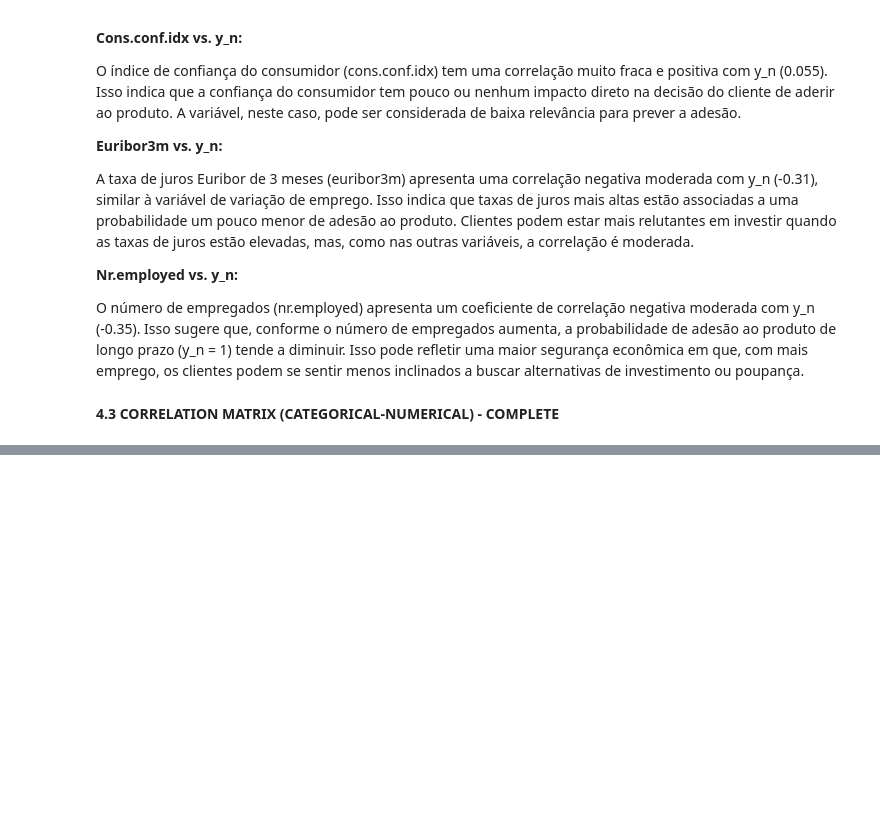
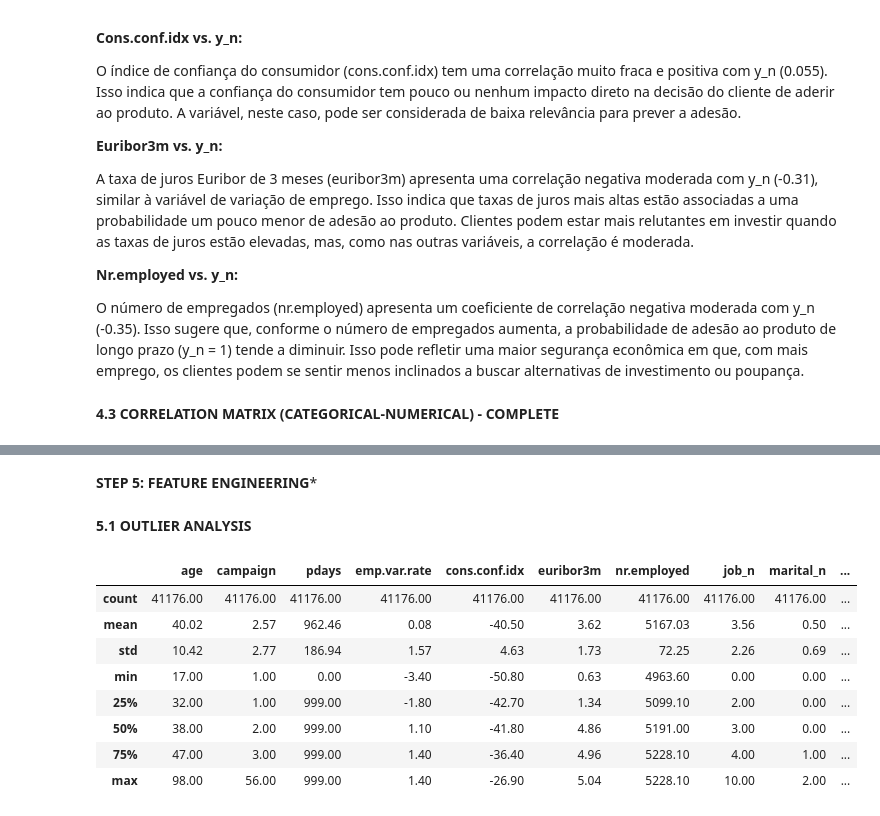
Before and after one commit to RitaViegas/Projetct-Logistic-Regression---Banking-Marketing-Campaign, a Jupyter notebook: src/explore.ipynb, the cells around one changed output, grey strips where cells are left out. Drawn from its saved outputs; the diff is of its cells as text; code cells hidden in the pictures; blank space fills up the shorter version.

```diff
--- a/src/explore.ipynb
+++ b/src/explore.ipynb
@@ -768,0 +774,17 @@ plt.show()
+# %% [markdown]
+**STEP 5: FEATURE ENGINEERING***
+# %% [markdown]
+**5.1 OUTLIER ANALYSIS**
+# %%
+df_stats = df_n.describe().round(2)
+df_stats
+# %% [output]
+|  | age | campaign | pdays | emp.var.rate | cons.conf.idx | euribor3m | nr.employed | job_n | marital_n | ... |
+| count | 41176.00 | 41176.00 | 41176.00 | 41176.00 | 41176.00 | 41176.00 | 41176.00 | 41176.00 | 41176.00 | ... |
+| mean | 40.02 | 2.57 | 962.46 | 0.08 | -40.50 | 3.62 | 5167.03 | 3.56 | 0.50 | ... |
+| std | 10.42 | 2.77 | 186.94 | 1.57 | 4.63 | 1.73 | 72.25 | 2.26 | 0.69 | ... |
+| min | 17.00 | 1.00 | 0.00 | -3.40 | -50.80 | 0.63 | 4963.60 | 0.00 | 0.00 | ... |
+| 25% | 32.00 | 1.00 | 999.00 | -1.80 | -42.70 | 1.34 | 5099.10 | 2.00 | 0.00 | ... |
+| 50% | 38.00 | 2.00 | 999.00 | 1.10 | -41.80 | 4.86 | 5191.00 | 3.00 | 0.00 | ... |
+| 75% | 47.00 | 3.00 | 999.00 | 1.40 | -36.40 | 4.96 | 5228.10 | 4.00 | 1.00 | ... |
+| max | 98.00 | 56.00 | 999.00 | 1.40 | -26.90 | 5.04 | 5228.10 | 10.00 | 2.00 | ... |
```
Also changed, not shown: parts of 16 cells of this notebook, 3 other files.
